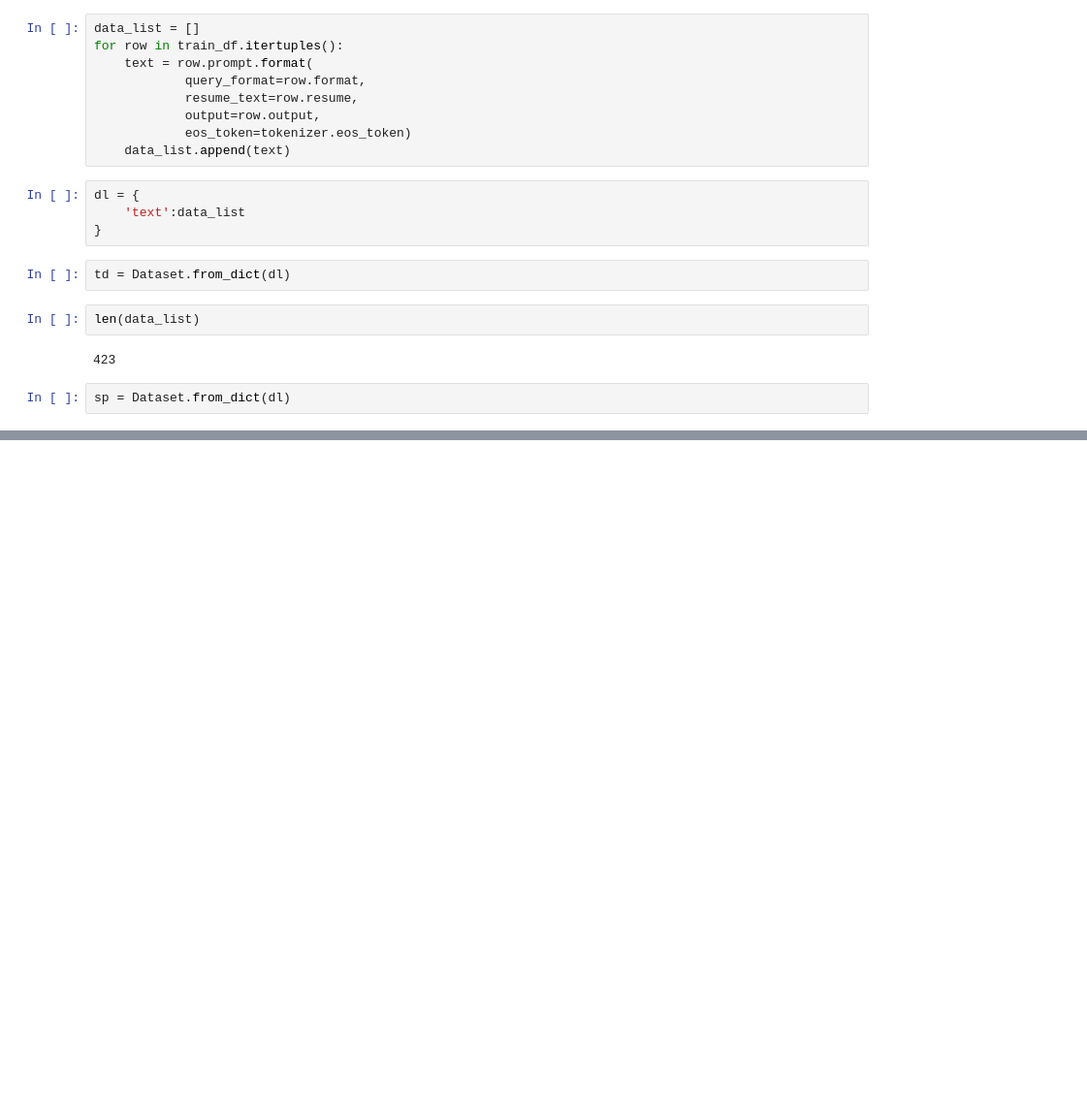
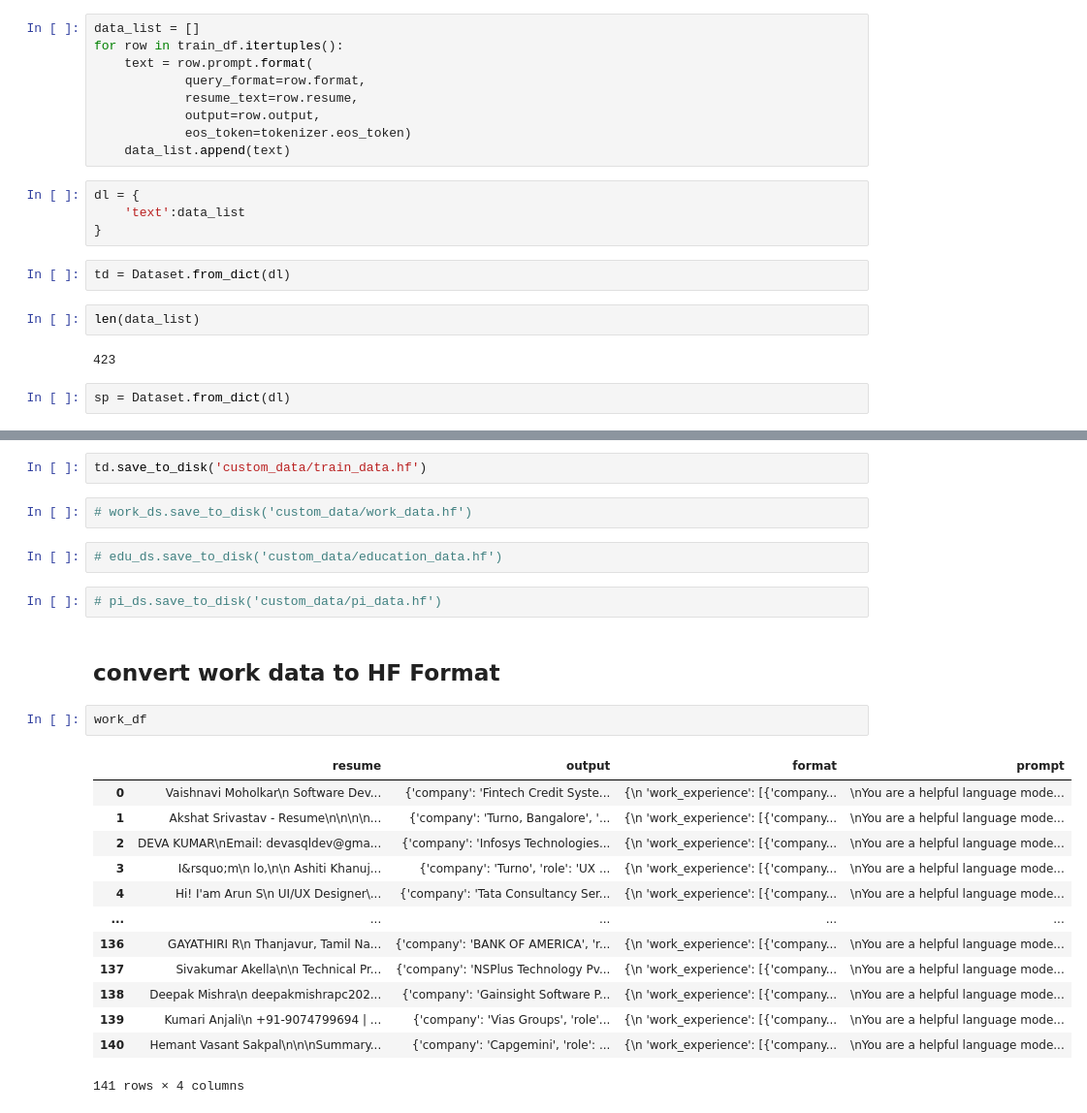
Before and after one commit to Highorbit/llama-recipes, a Jupyter notebook: examples/data_prep.ipynb, the cells around one changed output, grey strips where cells are left out. Shown: that part at 97% size. Cells and saved outputs as stored; diff of their text form; blank space fills up the shorter version.

```diff
--- a/examples/data_prep.ipynb
+++ b/examples/data_prep.ipynb
@@ -382,0 +375,26 @@ td.save_to_disk('custom_data/train_data.hf')
+# %%
+td.save_to_disk('custom_data/train_data.hf')
+# %%
+# work_ds.save_to_disk('custom_data/work_data.hf')
+# %%
+# edu_ds.save_to_disk('custom_data/education_data.hf')
+# %%
+# pi_ds.save_to_disk('custom_data/pi_data.hf')
+# %% [markdown]
+## convert work data to HF Format
+# %%
+work_df
+# %% [output]
+|  | resume | output | format | prompt |
+| 0 | Vaishnavi Moholkar\n Software Dev... | {'company': 'Fintech Credit Syste... | {\n 'work_experience': [{'company... | \nYou are a helpful language mode... |
+| 1 | Akshat Srivastav - Resume\n\n\n\n... | {'company': 'Turno, Bangalore', '... | {\n 'work_experience': [{'company... | \nYou are a helpful language mode... |
+| 2 | DEVA KUMAR\nEmail: devasqldev@gma... | {'company': 'Infosys Technologies... | {\n 'work_experience': [{'company... | \nYou are a helpful language mode... |
+| 3 | I&rsquo;m\n lo,\n\n Ashiti Khanuj... | {'company': 'Turno', 'role': 'UX ... | {\n 'work_experience': [{'company... | \nYou are a helpful language mode... |
+| 4 | Hi! I'am Arun S\n UI/UX Designer\... | {'company': 'Tata Consultancy Ser... | {\n 'work_experience': [{'company... | \nYou are a helpful language mode... |
+| ... | ... | ... | ... | ... |
+| 136 | GAYATHIRI R\n Thanjavur, Tamil Na... | {'company': 'BANK OF AMERICA', 'r... | {\n 'work_experience': [{'company... | \nYou are a helpful language mode... |
+| 137 | Sivakumar Akella\n\n Technical Pr... | {'company': 'NSPlus Technology Pv... | {\n 'work_experience': [{'company... | \nYou are a helpful language mode... |
+| 138 | Deepak Mishra\n deepakmishrapc202... | {'company': 'Gainsight Software P... | {\n 'work_experience': [{'company... | \nYou are a helpful language mode... |
+| 139 | Kumari Anjali\n +91-9074799694 | ... | {'company': 'Vias Groups', 'role'... | {\n 'work_experience': [{'company... | \nYou are a helpful language mode... |
+| 140 | Hemant Vasant Sakpal\n\n\nSummary... | {'company': 'Capgemini', 'role': ... | {\n 'work_experience': [{'company... | \nYou are a helpful language mode... |
+141 rows × 4 columns
```
Also changed, not shown: parts of 15 cells of this notebook, 7 other files.
